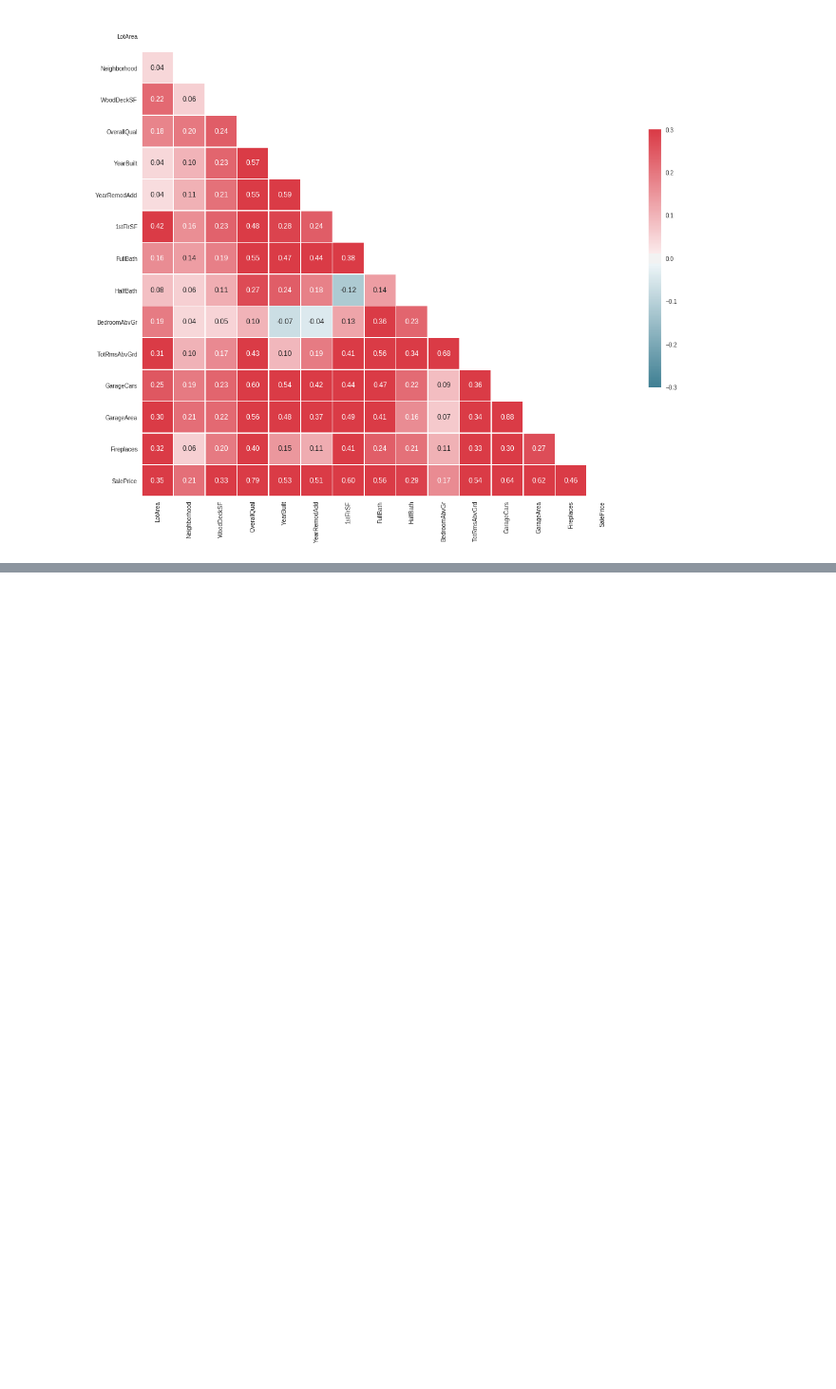
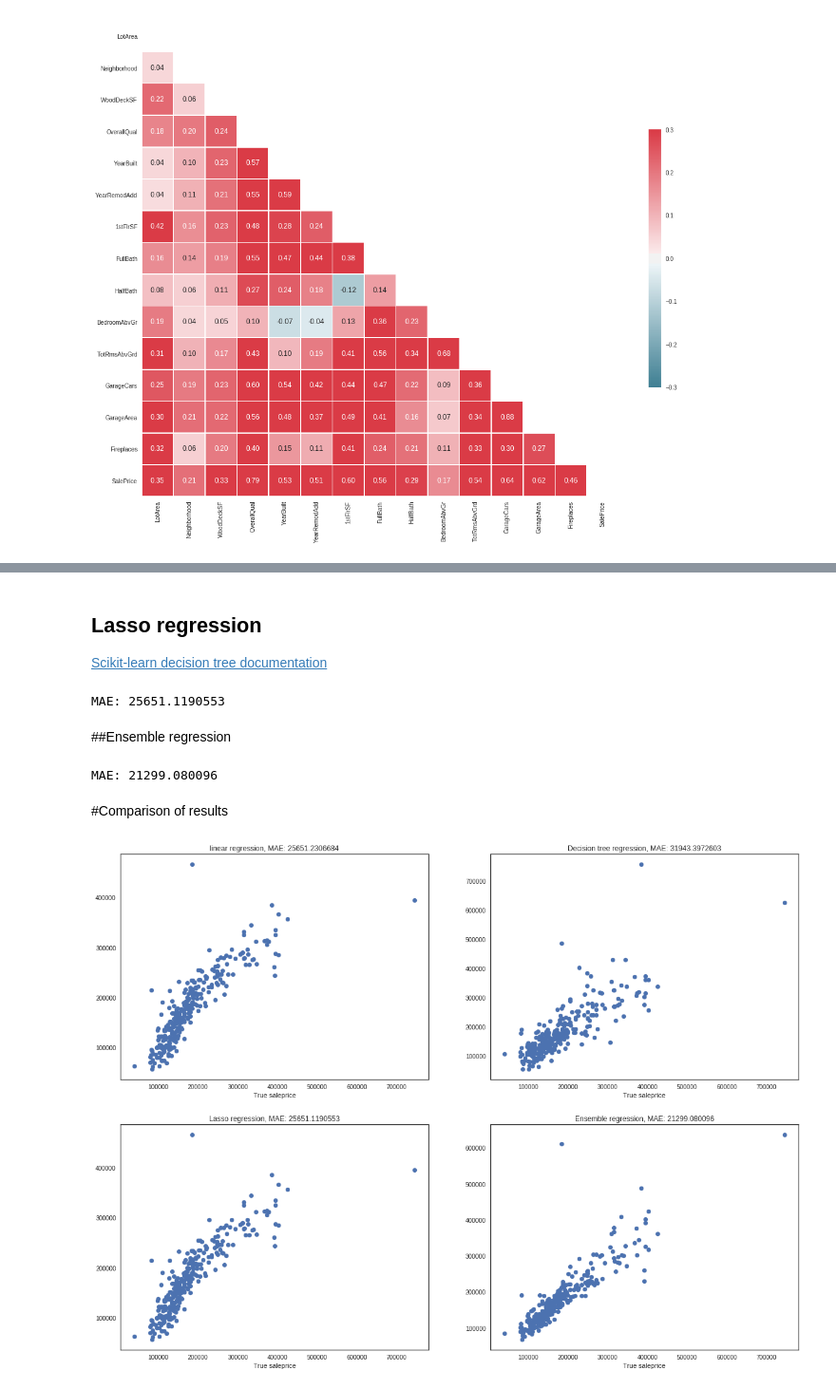
Before and after one commit to fabiansd/AI-workshop, a Jupyter notebook: House_price_prediction_showcase.ipynb, the cells around one changed output, grey strips where cells are left out. Shown at 95% size. Cells and saved outputs as stored; diff of their text form; code cells hidden in the pictures; blank space fills up the shorter version.

```diff
--- a/House_price_prediction_showcase.ipynb
+++ b/House_price_prediction_showcase.ipynb
@@ -532,0 +467,65 @@ Text(0.5,1,u'Linear regresjon med 28 attributter, MAE: 25825.0465779')
+# %% [markdown]
+## Lasso regression
+
+<a href="http://scikit-learn.org/stable/modules/generated/sklearn.tree.DecisionTreeRegressor.html">Scikit-learn decision tree documentation</a>
+# %%
+from sklearn.linear_model import Lasso
+
+model_lasso = Lasso(alpha = 0.1, max_iter=2000)
+
+model_lasso.fit(input_trainingdata, output_trainingdata)
+
+saleprice_predictions_lasso = model_lasso.predict(input_testdata)
+
+MAE_Lasso = mean_absolute_error(saleprice_predictions_lasso, output_testdata)
+
+print("MAE: {}".format(MAE_Lasso))
+# %% [output]
+MAE: 25651.1190553
+# %% [markdown]
+##Ensemble regression
+# %%
+from sklearn.ensemble import GradientBoostingRegressor
+
+model_boost_reg = GradientBoostingRegressor(learning_rate = 0.1, max_depth = 3, random_state=1)
+
+model_boost_reg.fit(input_trainingdata, output_trainingdata)
+
+saleprice_predictions_boost_reg = model_boost_reg.predict(input_testdata)
+
+MAE_boost_reg = mean_absolute_error(saleprice_predictions_boost_reg, output_testdata)
+
+print("MAE: {}".format(MAE_boost_reg))
+# %% [output]
+MAE: 21299.080096
+# %% [markdown]
+#Comparison of results
+# %%
+plt.figure(figsize=(20, 15))
+plt.subplot(2,2,1)
+plt.scatter(output_testdata, saleprice_predictions_lin_reg)
+plt.xlabel('Prediction saleprice')
+plt.xlabel('True saleprice')
+plt.title('linear regression, MAE: {}'.format(MAE_lin_reg))
+
+plt.subplot(2,2,2)
+plt.scatter(output_testdata, saleprice_predictions_tree)
+plt.xlabel('Prediction saleprice')
+plt.xlabel('True saleprice')
+plt.title('Decision tree regression, MAE: {}'.format(MAE_tree))
+
+plt.subplot(2,2,3)
+plt.scatter(output_testdata, saleprice_predictions_lasso)
+plt.xlabel('Prediction saleprice')
+plt.xlabel('True saleprice')
+plt.title('Lasso regression, MAE: {}'.format(MAE_Lasso))
+
+plt.subplot(2,2,4)
+plt.scatter(output_testdata, saleprice_predictions_boost_reg)
+plt.xlabel('Prediction saleprice')
+plt.xlabel('True saleprice')
+plt.title('Ensemble regression, MAE: {}'.format(MAE_boost_reg))
+
+plt.show()
+# %% [output]
+[figure, added]
```
Also changed, not shown: parts of 37 cells of this notebook.
